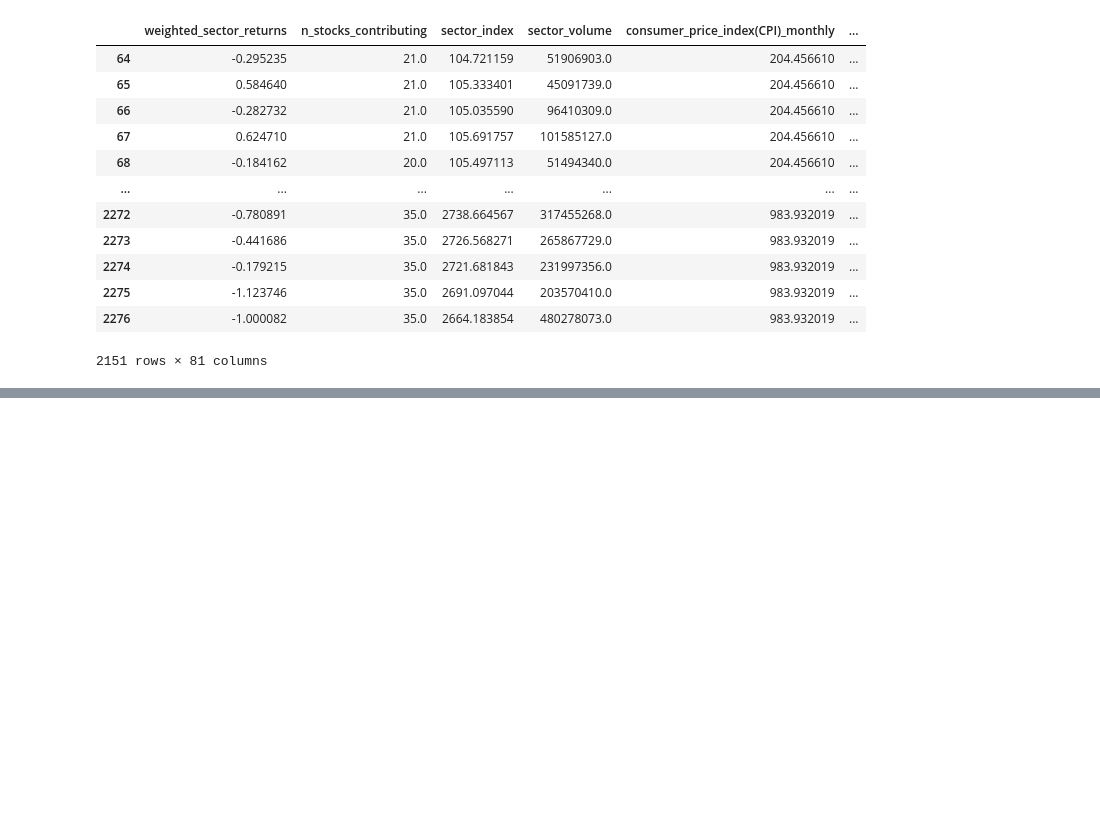
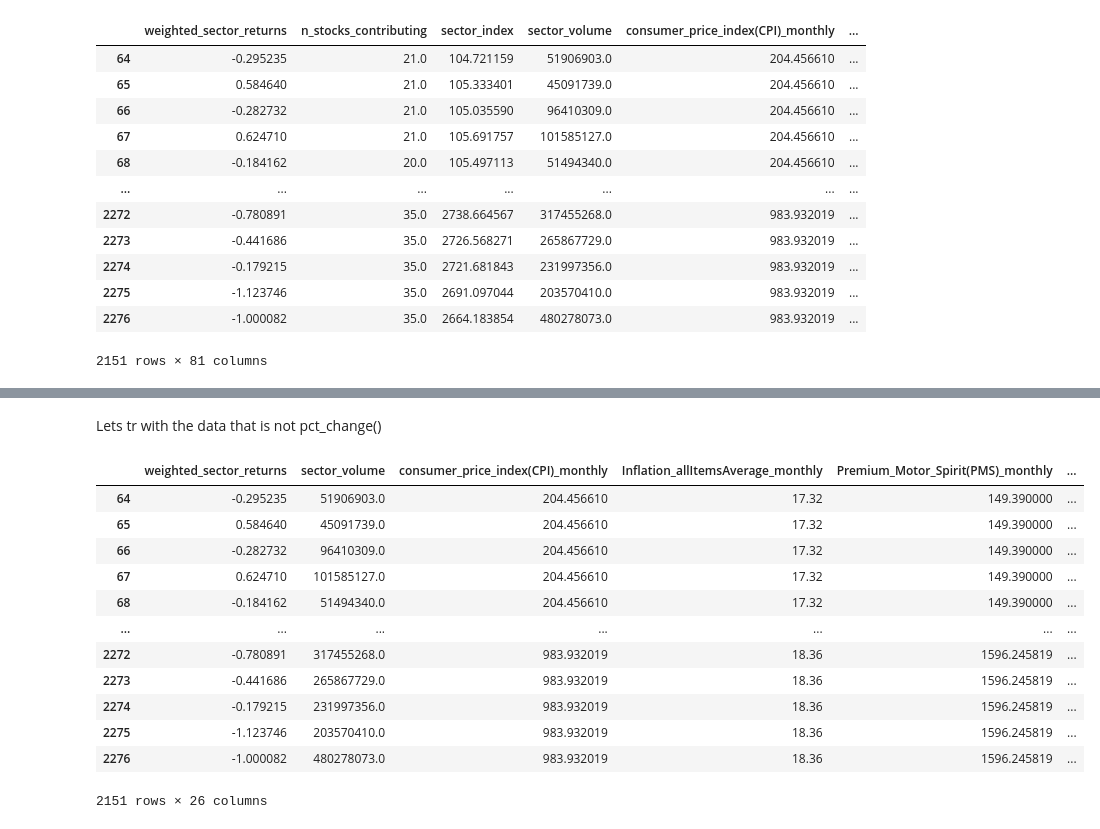
Before and after one commit to Udeani4/SectorLevel_StockPerformance_Predictoion, a Jupyter notebook: stock_sector_training.ipynb, the cells around one changed output, grey strips where cells are left out. Cells and saved outputs as stored; diff of their text form; code cells hidden in the pictures; blank space fills up the shorter version.

Commit message:
starting monthly data sorting

```diff
--- a/stock_sector_training.ipynb
+++ b/stock_sector_training.ipynb
@@ -1555,0 +1670,20 @@ Name: count, dtype: int64
+# %% [markdown]
+Lets tr with the data that is not pct_change()
+# %%
+fin_req_feat_original=finance_sector_ME_df2[X_y_finance_features]
+# %%
+fin_req_feat_original
+# %% [output]
+|  | weighted_sector_returns | sector_volume | consumer_price_index(CPI)_monthly | Inflation_allItemsAverage_monthly | Premium_Motor_Spirit(PMS)_monthly | ... |
+| 64 | -0.295235 | 51906903.0 | 204.456610 | 17.32 | 149.390000 | ... |
+| 65 | 0.584640 | 45091739.0 | 204.456610 | 17.32 | 149.390000 | ... |
+| 66 | -0.282732 | 96410309.0 | 204.456610 | 17.32 | 149.390000 | ... |
+| 67 | 0.624710 | 101585127.0 | 204.456610 | 17.32 | 149.390000 | ... |
+| 68 | -0.184162 | 51494340.0 | 204.456610 | 17.32 | 149.390000 | ... |
+| ... | ... | ... | ... | ... | ... | ... |
+| 2272 | -0.780891 | 317455268.0 | 983.932019 | 18.36 | 1596.245819 | ... |
+| 2273 | -0.441686 | 265867729.0 | 983.932019 | 18.36 | 1596.245819 | ... |
+| 2274 | -0.179215 | 231997356.0 | 983.932019 | 18.36 | 1596.245819 | ... |
+| 2275 | -1.123746 | 203570410.0 | 983.932019 | 18.36 | 1596.245819 | ... |
+| 2276 | -1.000082 | 480278073.0 | 983.932019 | 18.36 | 1596.245819 | ... |
+2151 rows × 26 columns
```
Also changed, not shown: parts of 32 cells of this notebook, 2 other files.
